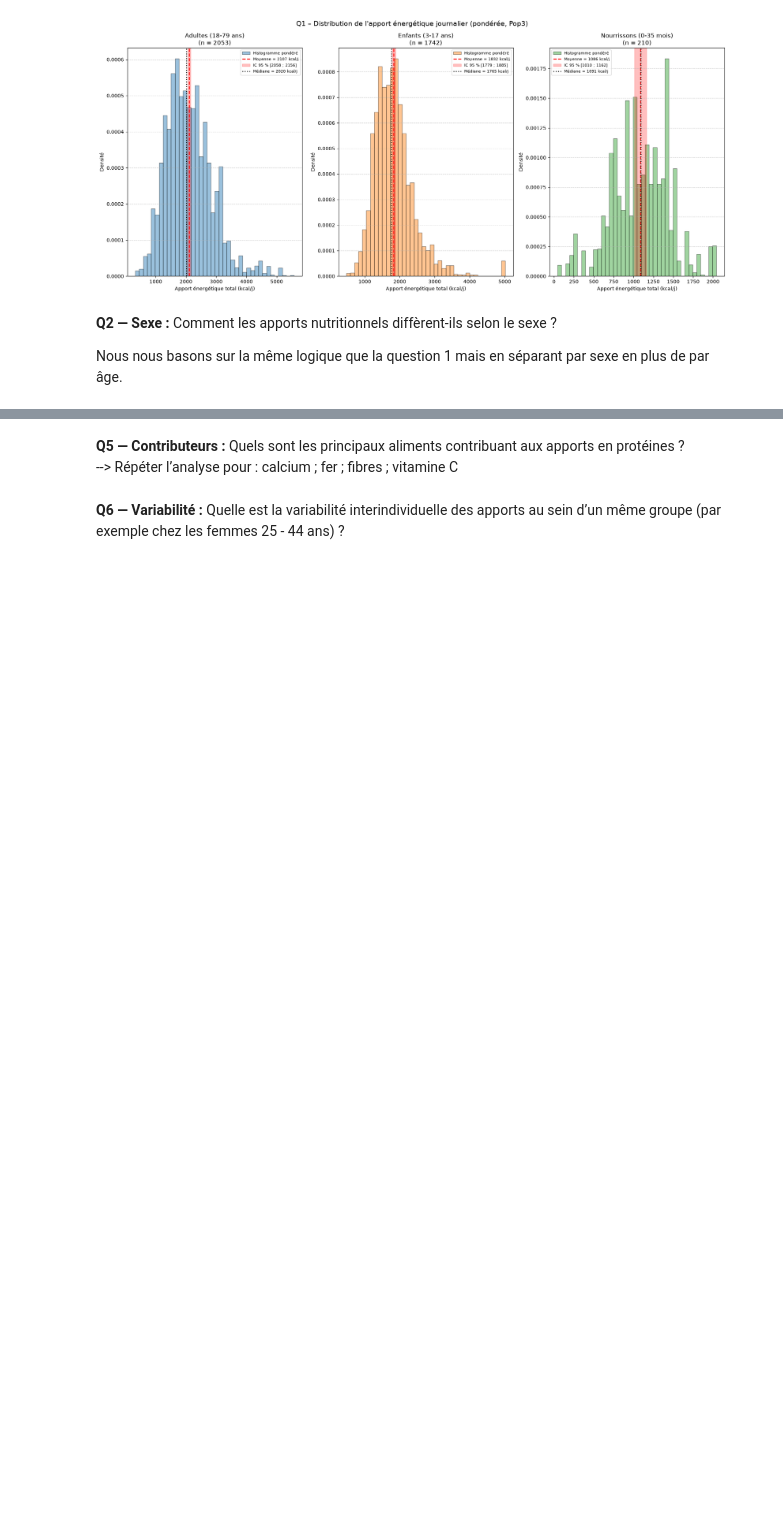
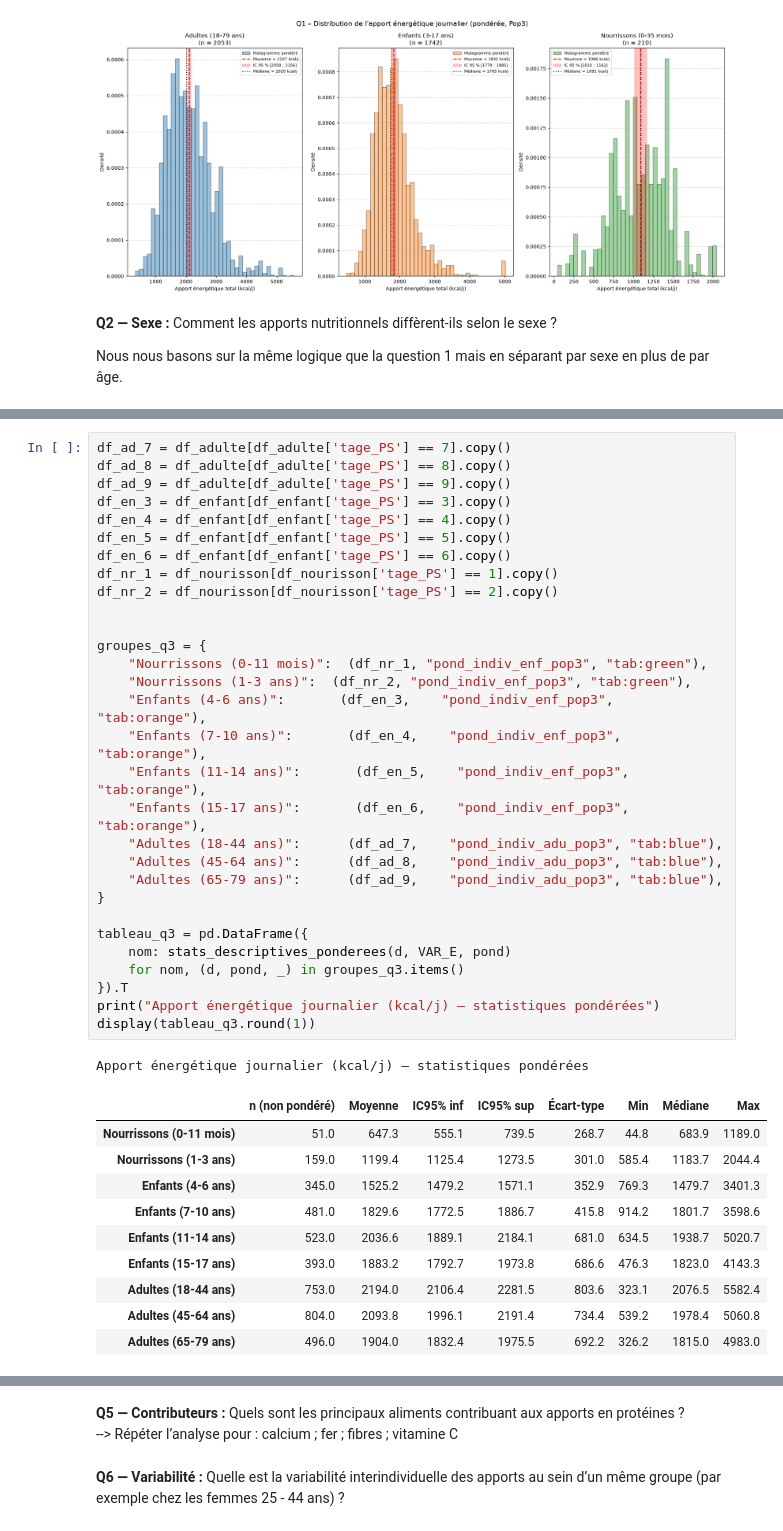
Before and after one commit to Mithrafk/Projet_Collab_Sabine, a Jupyter notebook: TP7/7_Projet_21-10_Sab.ipynb, the cells around one changed output, grey strips where cells are left out. Saved outputs shown, nothing was run; the diff lists cells and outputs as text; blank space fills up the shorter version.

```diff
--- a/TP7/7_Projet_21-10_Sab.ipynb
+++ b/TP7/7_Projet_21-10_Sab.ipynb
@@ -812,0 +818,42 @@ Comment évoluent les apports nutritionnels avec l'âge ?
+# %%
+df_ad_7 = df_adulte[df_adulte['tage_PS'] == 7].copy()
+df_ad_8 = df_adulte[df_adulte['tage_PS'] == 8].copy()
+df_ad_9 = df_adulte[df_adulte['tage_PS'] == 9].copy()
+df_en_3 = df_enfant[df_enfant['tage_PS'] == 3].copy()
+df_en_4 = df_enfant[df_enfant['tage_PS'] == 4].copy()
+df_en_5 = df_enfant[df_enfant['tage_PS'] == 5].copy()
+df_en_6 = df_enfant[df_enfant['tage_PS'] == 6].copy()
+df_nr_1 = df_nourisson[df_nourisson['tage_PS'] == 1].copy()
+df_nr_2 = df_nourisson[df_nourisson['tage_PS'] == 2].copy()
+
+
+groupes_q3 = {
+    "Nourrissons (0-11 mois)":  (df_nr_1, "pond_indiv_enf_pop3", "tab:green"),
+    "Nourrissons (1-3 ans)":  (df_nr_2, "pond_indiv_enf_pop3", "tab:green"),
+    "Enfants (4-6 ans)":       (df_en_3,    "pond_indiv_enf_pop3", "tab:orange"),
+    "Enfants (7-10 ans)":       (df_en_4,    "pond_indiv_enf_pop3", "tab:orange"),
+    "Enfants (11-14 ans)":       (df_en_5,    "pond_indiv_enf_pop3", "tab:orange"),
+    "Enfants (15-17 ans)":       (df_en_6,    "pond_indiv_enf_pop3", "tab:orange"),
+    "Adultes (18-44 ans)":      (df_ad_7,    "pond_indiv_adu_pop3", "tab:blue"),
+    "Adultes (45-64 ans)":      (df_ad_8,    "pond_indiv_adu_pop3", "tab:blue"),
+    "Adultes (65-79 ans)":      (df_ad_9,    "pond_indiv_adu_pop3", "tab:blue"),
+}
+
+tableau_q3 = pd.DataFrame({
+    nom: stats_descriptives_ponderees(d, VAR_E, pond)
+    for nom, (d, pond, _) in groupes_q3.items()
+}).T
+print("Apport énergétique journalier (kcal/j) – statistiques pondérées")
+display(tableau_q3.round(1))
+# %% [output]
+Apport énergétique journalier (kcal/j) – statistiques pondérées
+|  | n (non pondéré) | Moyenne | IC95% inf | IC95% sup | Écart-type | Min | Médiane | Max |
+| Nourrissons (0-11 mois) | 51.0 | 647.3 | 555.1 | 739.5 | 268.7 | 44.8 | 683.9 | 1189.0 |
+| Nourrissons (1-3 ans) | 159.0 | 1199.4 | 1125.4 | 1273.5 | 301.0 | 585.4 | 1183.7 | 2044.4 |
+| Enfants (4-6 ans) | 345.0 | 1525.2 | 1479.2 | 1571.1 | 352.9 | 769.3 | 1479.7 | 3401.3 |
+| Enfants (7-10 ans) | 481.0 | 1829.6 | 1772.5 | 1886.7 | 415.8 | 914.2 | 1801.7 | 3598.6 |
+| Enfants (11-14 ans) | 523.0 | 2036.6 | 1889.1 | 2184.1 | 681.0 | 634.5 | 1938.7 | 5020.7 |
+| Enfants (15-17 ans) | 393.0 | 1883.2 | 1792.7 | 1973.8 | 686.6 | 476.3 | 1823.0 | 4143.3 |
+| Adultes (18-44 ans) | 753.0 | 2194.0 | 2106.4 | 2281.5 | 803.6 | 323.1 | 2076.5 | 5582.4 |
+| Adultes (45-64 ans) | 804.0 | 2093.8 | 1996.1 | 2191.4 | 734.4 | 539.2 | 1978.4 | 5060.8 |
+| Adultes (65-79 ans) | 496.0 | 1904.0 | 1832.4 | 1975.5 | 692.2 | 326.2 | 1815.0 | 4983.0 |
```
Also changed, not shown: parts of 8 cells of this notebook.
